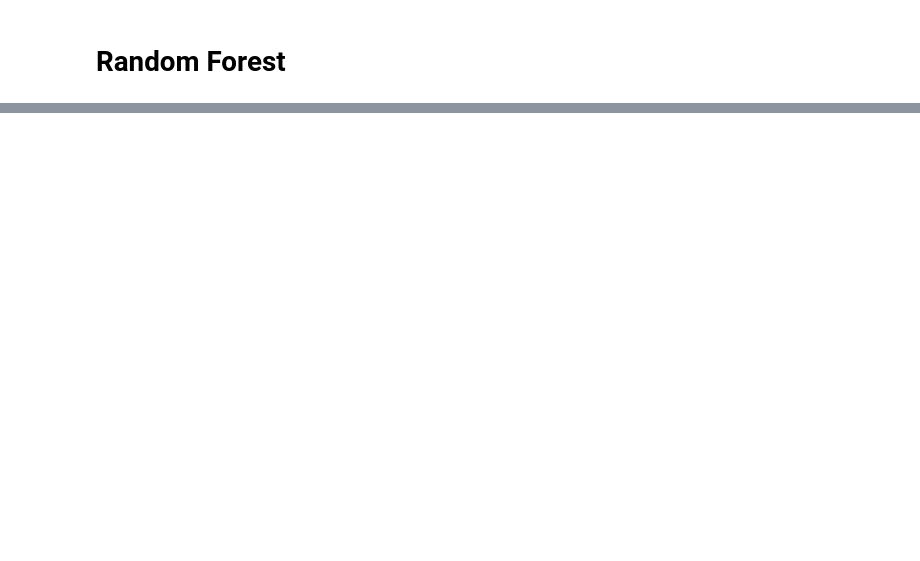
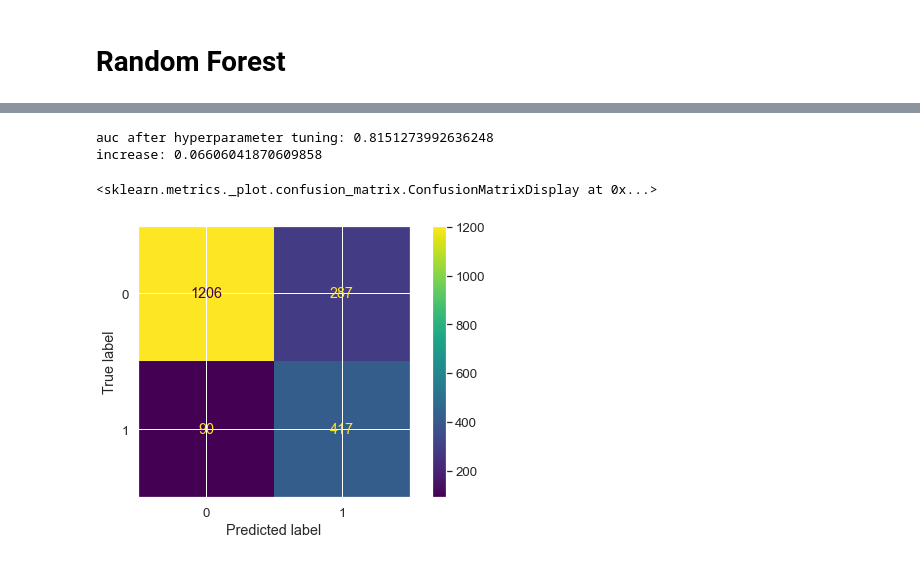
Before and after one commit to aylinaydincs/CS454_Project, a Jupyter notebook: DataPreprocess_OneHotEncoding.ipynb, the cells around one changed output, grey strips where cells are left out. Cells and saved outputs as stored; diff of their text form; code cells hidden in the pictures; blank space fills up the shorter version.

Commit message:
random forest hyperparameter tuning added

```diff
--- a/DataPreprocess_OneHotEncoding.ipynb
+++ b/DataPreprocess_OneHotEncoding.ipynb
@@ -188,5 +183,3 @@ False
-# %%
-X_train.drop('education_illiterate', axis=1, inplace=True)
 # %% [markdown]
 # Logistic Regression
 # %%
@@ -228,0 +257,13 @@ print("AUC score with duration column: ", roc_auc_score(y_test, y_pred))
+# %%
+shrink_constant = 0.25
+new_features = list(sorted_dict.keys())[:int(len(sorted_dict.keys())*shrink_constant)]
+X_train_feature_selected = X_train[new_features]
+X_test_feature_selected = X_test[new_features]
+print("new features:", new_features)
+
+rf.fit(X_train_feature_selected, y_train)
+y_pred = rf.predict(X_test_feature_selected)
+
+rf_auc_2 = roc_auc_score(y_test, y_pred)
+print("auc after feature selection:", rf_auc_2)
+print("increase:", rf_auc_2 - rf_auc_1)
@@ -228,0 +327,11 @@ print("AUC score with duration column: ", roc_auc_score(y_test, y_pred))
+# %%
+# then, select the best parameters among the random grid
+
+from sklearn.model_selection import RandomizedSearchCV
+
+# Use the random grid to search for best hyperparameters
+# Random search of parameters, using 5 fold cross validation,
+# search across 15 different combinations, and use all available cores
+rf_random = RandomizedSearchCV(estimator=rf, param_distributions=random_grid, n_iter=50, cv=2, verbose=2, n_jobs=-1)
+# Fit the random search model
+rf_random.fit(X_train_feature_selected, y_train)
@@ -229,5 +391,23 @@ print("AUC score with duration column: ", roc_auc_score(y_test, y_pred))
+# %%
+# finally, use these parameters to create the model and predict again
+
+rf_best = rf_random.best_estimator_
+
+rf_best.fit(X_train_feature_selected, y_train)
+y_pred = rf_best.predict(X_test_feature_selected)
+
+rf_auc_3 = roc_auc_score(y_test, y_pred)
+print("auc after hyperparameter tuning:", rf_auc_3)
+print("increase:", rf_auc_3 - rf_auc_2)
+# %% [output]
+auc after hyperparameter tuning: 0.8151273992636248
+increase: 0.06606041870609858
 # %%
-from sklearn.metrics import confusion_matrix
+from sklearn.metrics import confusion_matrix, ConfusionMatrixDisplay
 
-y_pred_binary = [round(p) for p in y_pred]
-confusion_matrix(y_test, y_pred_binary, labels=[0, 1])
+cm = confusion_matrix(y_test, y_pred, labels=[0, 1])
+disp = ConfusionMatrixDisplay(confusion_matrix=cm)
+disp.plot()
+# %% [output]
+<sklearn.metrics._plot.confusion_matrix.ConfusionMatrixDisplay at 0x...>
+[figure, added]
```
Also changed, not shown: parts of 19 cells of this notebook.
